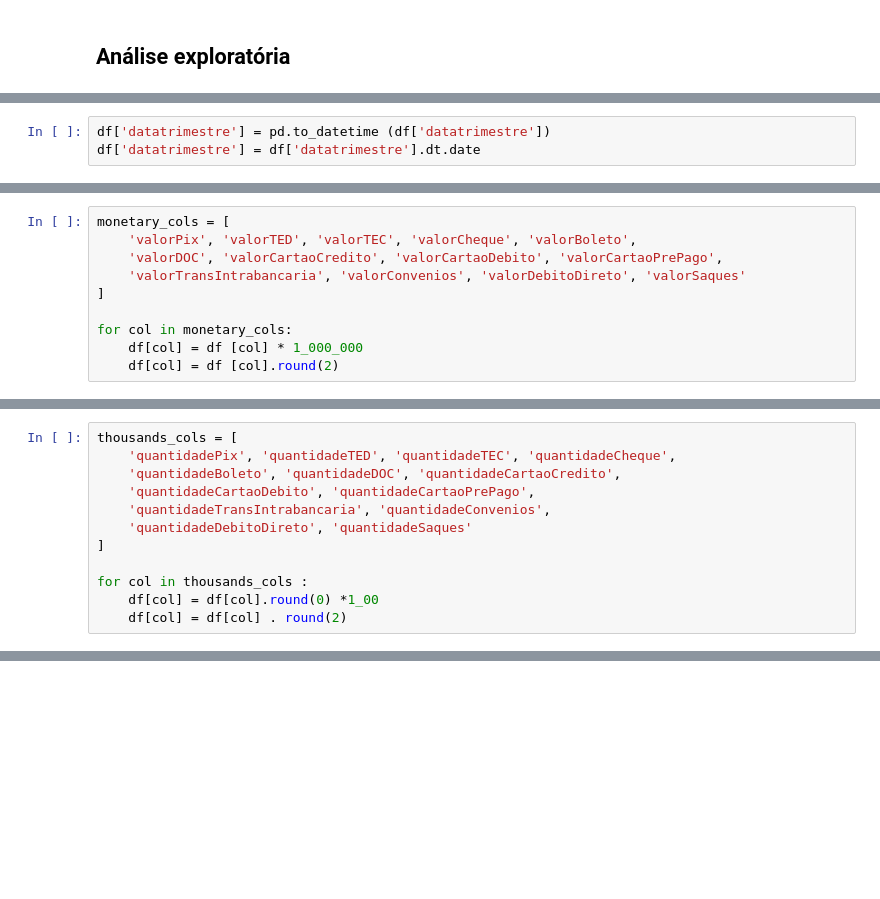
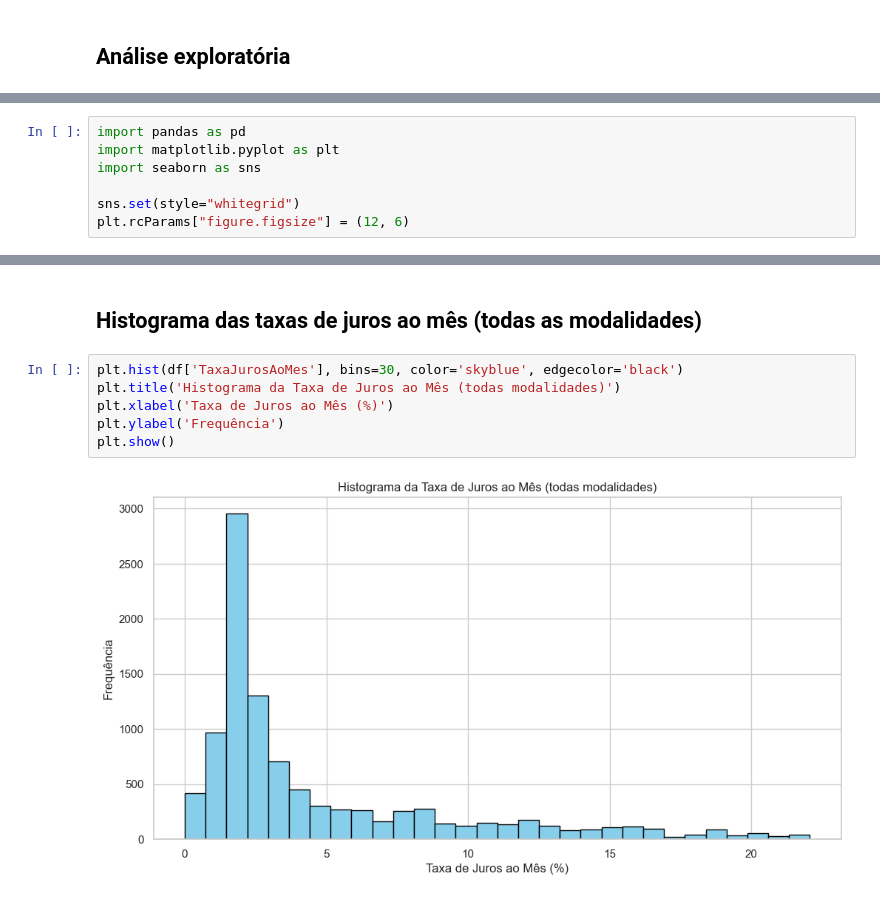
Before and after one commit to LouisyRodrigues7/API_Taxas_juros, a Jupyter notebook: Relatorio.ipynb, the cells around one changed output, grey strips where cells are left out. Saved outputs shown, nothing was run; the diff lists cells and outputs as text; blank space fills up the shorter version.

```diff
--- a/Relatorio.ipynb
+++ b/Relatorio.ipynb
@@ -173,3 +307,0 @@ Convertendo para date.
-# %%
-df['datatrimestre'] = pd.to_datetime (df['datatrimestre'])
-df['datatrimestre'] = df['datatrimestre'].dt.date
@@ -208,10 +307,0 @@ Ajustando as colunas que estão em milhões
-# %%
-monetary_cols = [
-    'valorPix', 'valorTED', 'valorTEC', 'valorCheque', 'valorBoleto',
-    'valorDOC', 'valorCartaoCredito', 'valorCartaoDebito', 'valorCartaoPrePago',
-    'valorTransIntrabancaria', 'valorConvenios', 'valorDebitoDireto', 'valorSaques'
-]
-
-for col in monetary_cols:
-    df[col] = df [col] * 1_000_000
-    df[col] = df [col].round(2)
@@ -241,12 +307,0 @@ df
-# %%
-thousands_cols = [
-    'quantidadePix', 'quantidadeTED', 'quantidadeTEC', 'quantidadeCheque',
-    'quantidadeBoleto', 'quantidadeDOC', 'quantidadeCartaoCredito',
-    'quantidadeCartaoDebito', 'quantidadeCartaoPrePago',
-    'quantidadeTransIntrabancaria', 'quantidadeConvenios',
-    'quantidadeDebitoDireto', 'quantidadeSaques'
-]
-
-for col in thousands_cols :
-    df[col] = df[col].round(0) *1_00
-    df[col] = df[col] . round(2)
@@ -554,0 +308,7 @@ datatrimestre
+# %%
+import pandas as pd
+import matplotlib.pyplot as plt
+import seaborn as sns
+
+sns.set(style="whitegrid")
+plt.rcParams["figure.figsize"] = (12, 6)
@@ -554,0 +337,10 @@ datatrimestre
+# %% [markdown]
+## Histograma das taxas de juros ao mês (todas as modalidades)
+# %%
+plt.hist(df['TaxaJurosAoMes'], bins=30, color='skyblue', edgecolor='black')
+plt.title('Histograma da Taxa de Juros ao Mês (todas modalidades)')
+plt.xlabel('Taxa de Juros ao Mês (%)')
+plt.ylabel('Frequência')
+plt.show()
+# %% [output]
+[figure, added]
```
Also changed, not shown: parts of 72 cells of this notebook, 2 other files.
